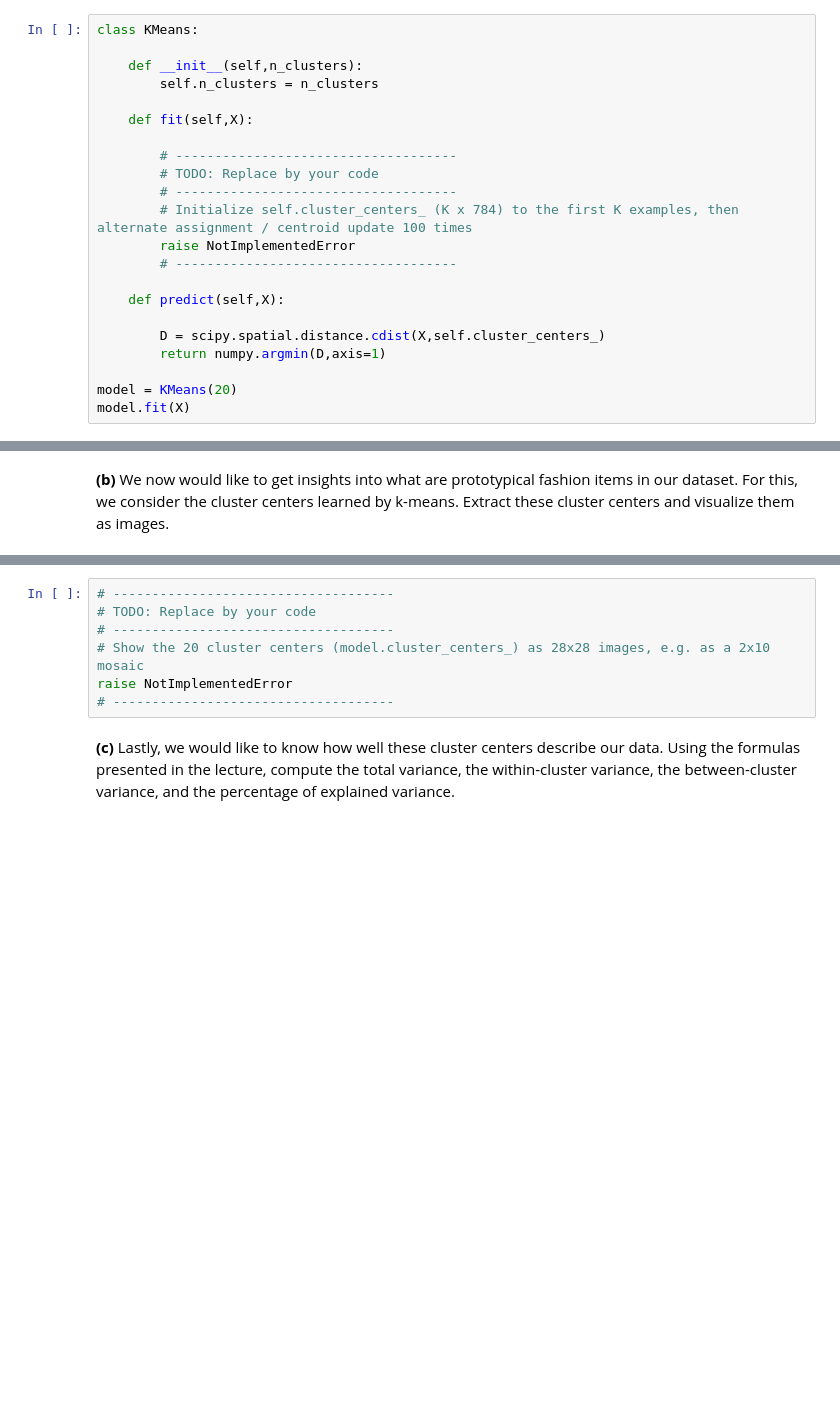
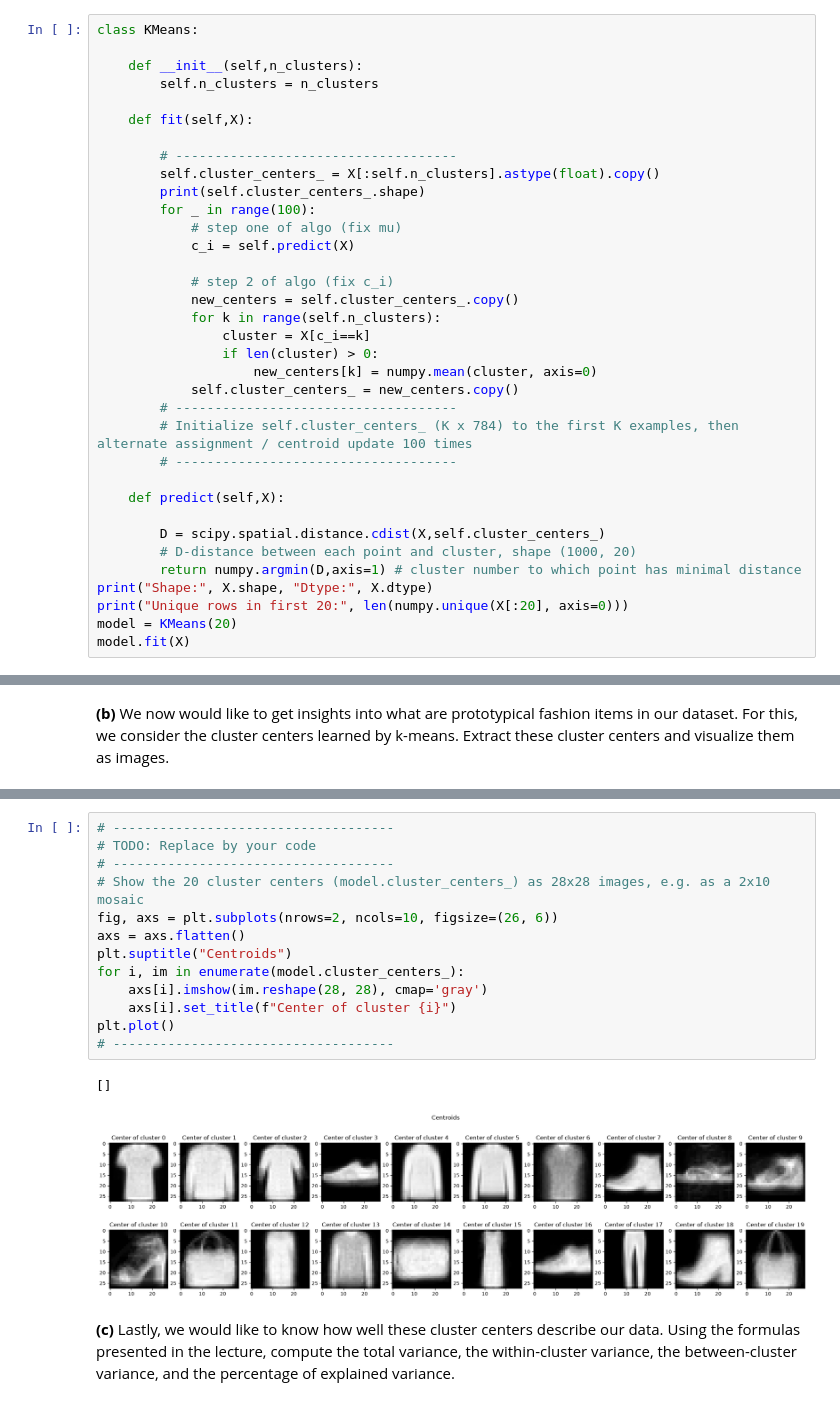
Before and after one commit to MaximZotow/ml_for_ds, a Jupyter notebook: ex05/sheet05-solution.ipynb, the cells around one changed output, grey strips where cells are left out. Cells and saved outputs as stored; diff of their text form; blank space fills up the shorter version.

```diff
--- a/ex05/sheet05-solution.ipynb
+++ b/ex05/sheet05-solution.ipynb
@@ -119,16 +196,29 @@ class KMeans:
     def fit(self,X):
 
         # ------------------------------------
-        # TODO: Replace by your code
+        self.cluster_centers_ = X[:self.n_clusters].astype(float).copy()
+        print(self.cluster_centers_.shape)
+        for _ in range(100):
+            # step one of algo (fix mu)
+            c_i = self.predict(X)
+
+            # step 2 of algo (fix c_i)
+            new_centers = self.cluster_centers_.copy()
+            for k in range(self.n_clusters):
+                cluster = X[c_i==k]
+                if len(cluster) > 0:
+                    new_centers[k] = numpy.mean(cluster, axis=0)
+            self.cluster_centers_ = new_centers.copy()
         # ------------------------------------
         # Initialize self.cluster_centers_ (K x 784) to the first K examples, then alternate assignment / centroid update 100 times
-        raise NotImplementedError
         # ------------------------------------
 
     def predict(self,X):
 
         D = scipy.spatial.distance.cdist(X,self.cluster_centers_)
-        return numpy.argmin(D,axis=1)
-
+        # D-distance between each point and cluster, shape (1000, 20)
+        return numpy.argmin(D,axis=1) # cluster number to which point has minimal distance
+print("Shape:", X.shape, "Dtype:", X.dtype)
+print("Unique rows in first 20:", len(numpy.unique(X[:20], axis=0)))
 model = KMeans(20)
 model.fit(X)
@@ -147,9 +247,18 @@ plt.show()
 # %%
 # ------------------------------------
 # TODO: Replace by your code
 # ------------------------------------
 # Show the 20 cluster centers (model.cluster_centers_) as 28x28 images, e.g. as a 2x10 mosaic
-raise NotImplementedError
+fig, axs = plt.subplots(nrows=2, ncols=10, figsize=(26, 6))
+axs = axs.flatten()
+plt.suptitle("Centroids")
+for i, im in enumerate(model.cluster_centers_):
+    axs[i].imshow(im.reshape(28, 28), cmap='gray')
+    axs[i].set_title(f"Center of cluster {i}")
+plt.plot()
 # ------------------------------------
+# %% [output]
+[]
+[figure, added]
 # %% [markdown]
 **(c)** Lastly, we would like to know how well these cluster centers describe our data. Using the formulas presented in the lecture, compute the total variance, the within-cluster variance, the between-cluster variance, and the percentage of explained variance.
```
Also changed, not shown: parts of 17 cells of this notebook, 1 other file.
